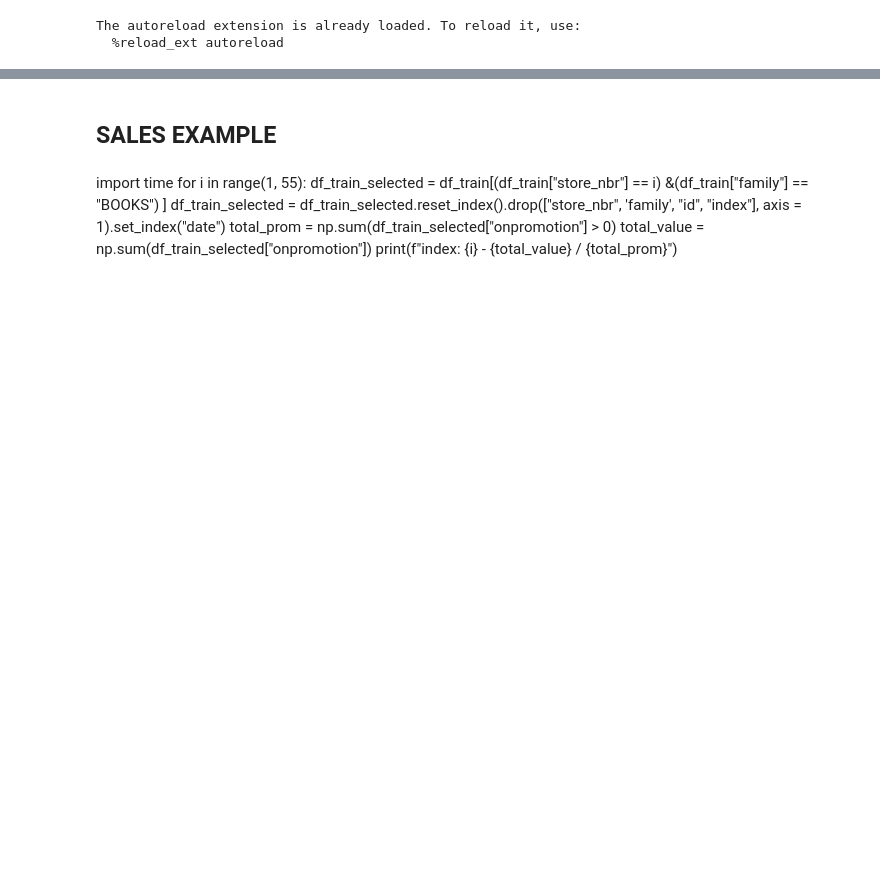
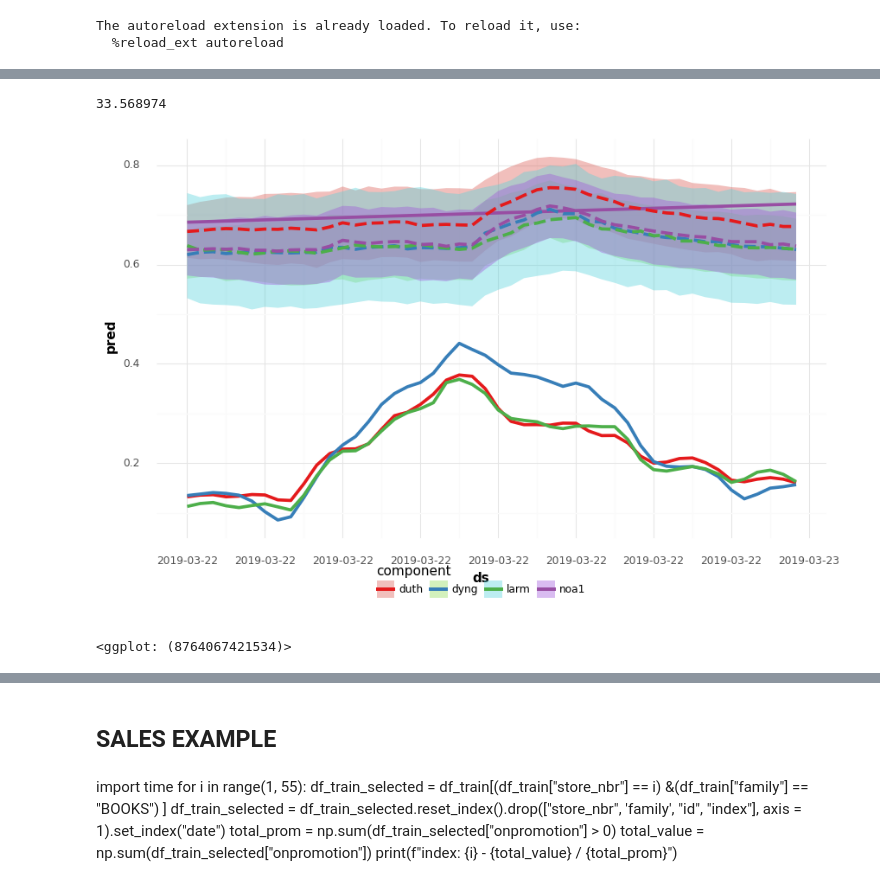
Before and after one commit to carloscanodomingo/NeuralProphetEQ, a Jupyter notebook: notebooks/testing_FCeVDarts.ipynb, the cells around one changed output, grey strips where cells are left out. Saved outputs shown, nothing was run; the diff lists cells and outputs as text; code cells hidden in the pictures; blank space fills up the shorter version.

```diff
--- a/notebooks/testing_FCeVDarts.ipynb
+++ b/notebooks/testing_FCeVDarts.ipynb
@@ -286,0 +319,9 @@ plot
+# %%
+df_main = df_fore["2"]["2"]
+print(current_fcev.get_metrics_from_fc(df_main, METRICS.RMSE).mean().mean())
+plot = current_fcev.plot_results(df_main)
+plot
+# %% [output]
+33.568974
+[figure, added]
+<ggplot: (8764067421534)>
```
Also changed, not shown: parts of 22 cells of this notebook, 4 other files.
